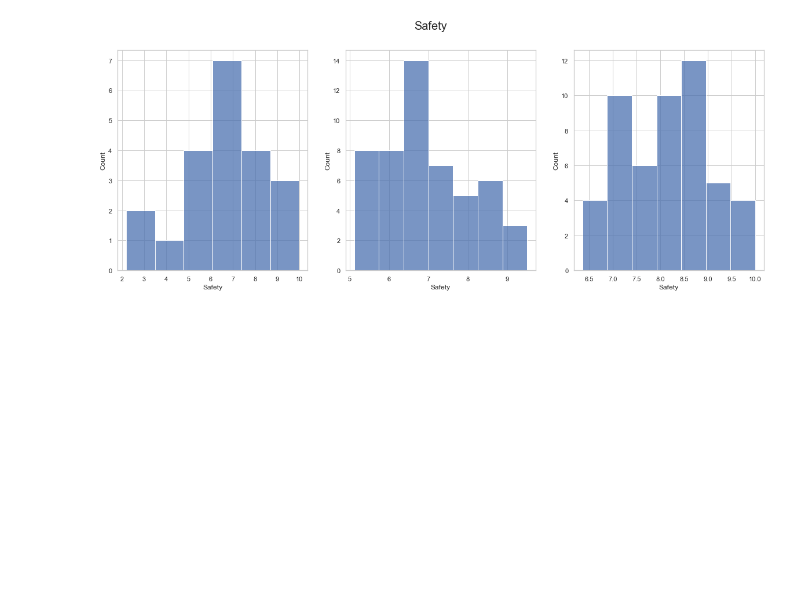
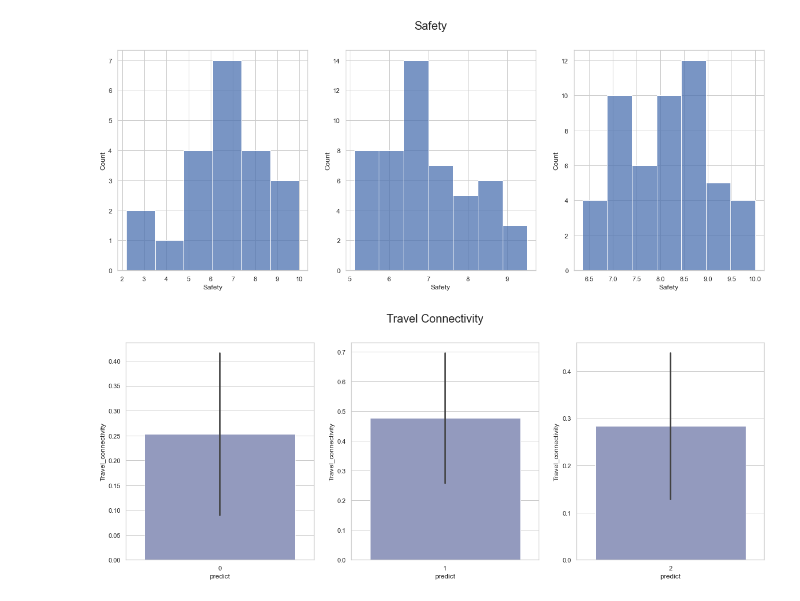
Before and after one commit to daniela-arias/Choose-to-live-better, a Jupyter notebook: Notebooks/PCA_Clusters_datauser.ipynb, the cells around one changed output. Saved outputs shown, nothing was run; the diff lists cells and outputs as text; code cells hidden in the pictures; blank space fills up the shorter version.

```diff
--- a/Notebooks/PCA_Clusters_datauser.ipynb
+++ b/Notebooks/PCA_Clusters_datauser.ipynb
@@ -487,0 +501,9 @@ fig.suptitle('Safety', fontsize = 20);
+# %%
+fig, axs = plt.subplots(nrows=1, ncols=3, figsize=(20,7))
+sns.barplot(x="predict", y="Travel_connectivity", data=subdata0,palette ="BuPu",ci="sd", ax=axs[0])
+sns.barplot(x="predict", y="Travel_connectivity", data=subdata1,palette ="BuPu",ci="sd", ax=axs[1])
+sns.barplot(x="predict", y="Travel_connectivity", data=subdata2,palette ="BuPu",ci="sd", ax=axs[2])
+fig.suptitle('Travel Connectivity', fontsize = 20);
+plt.savefig("Travel_connectivity.png") # save as png
+# %% [output]
+[figure, added]
```
Also changed, not shown: parts of 10 cells of this notebook, 15 other files.
